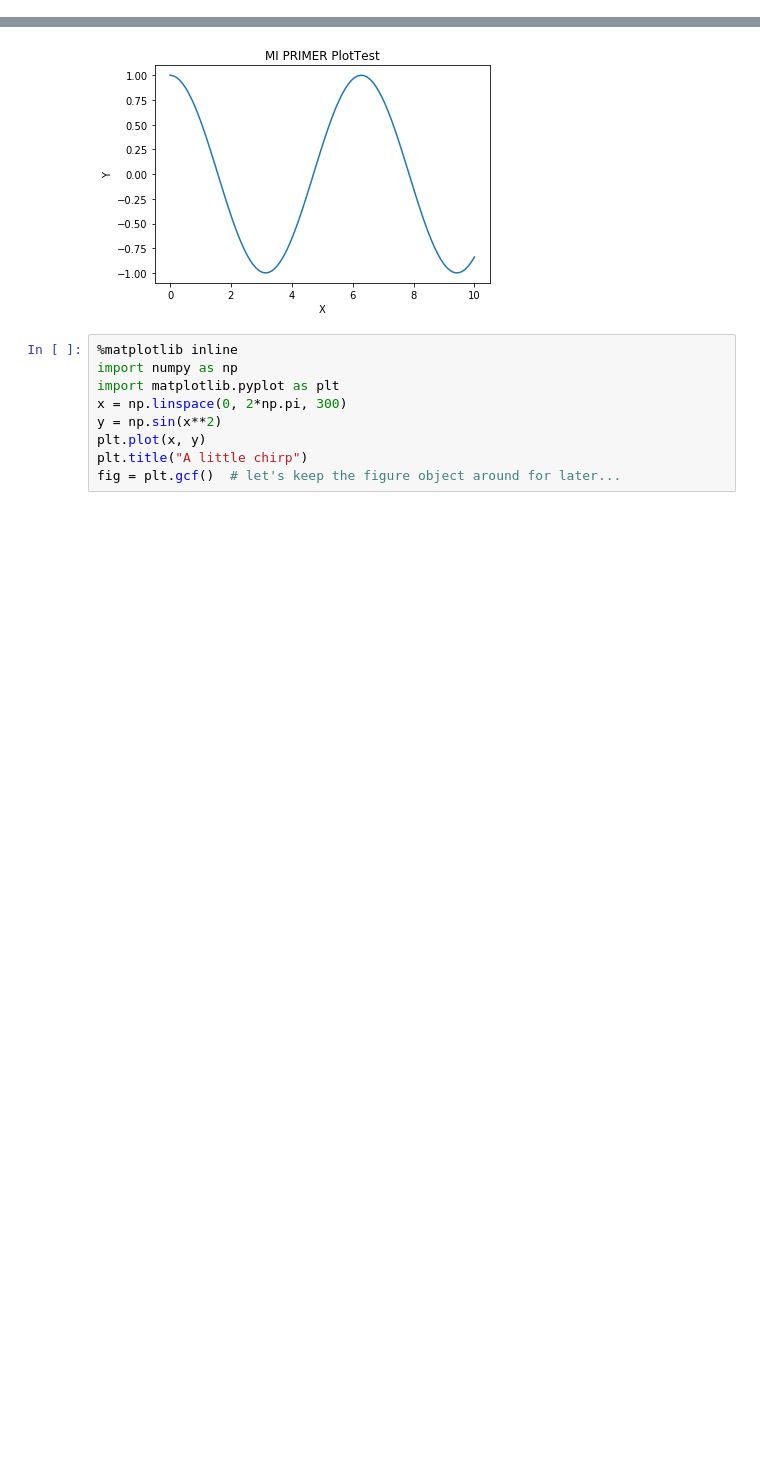
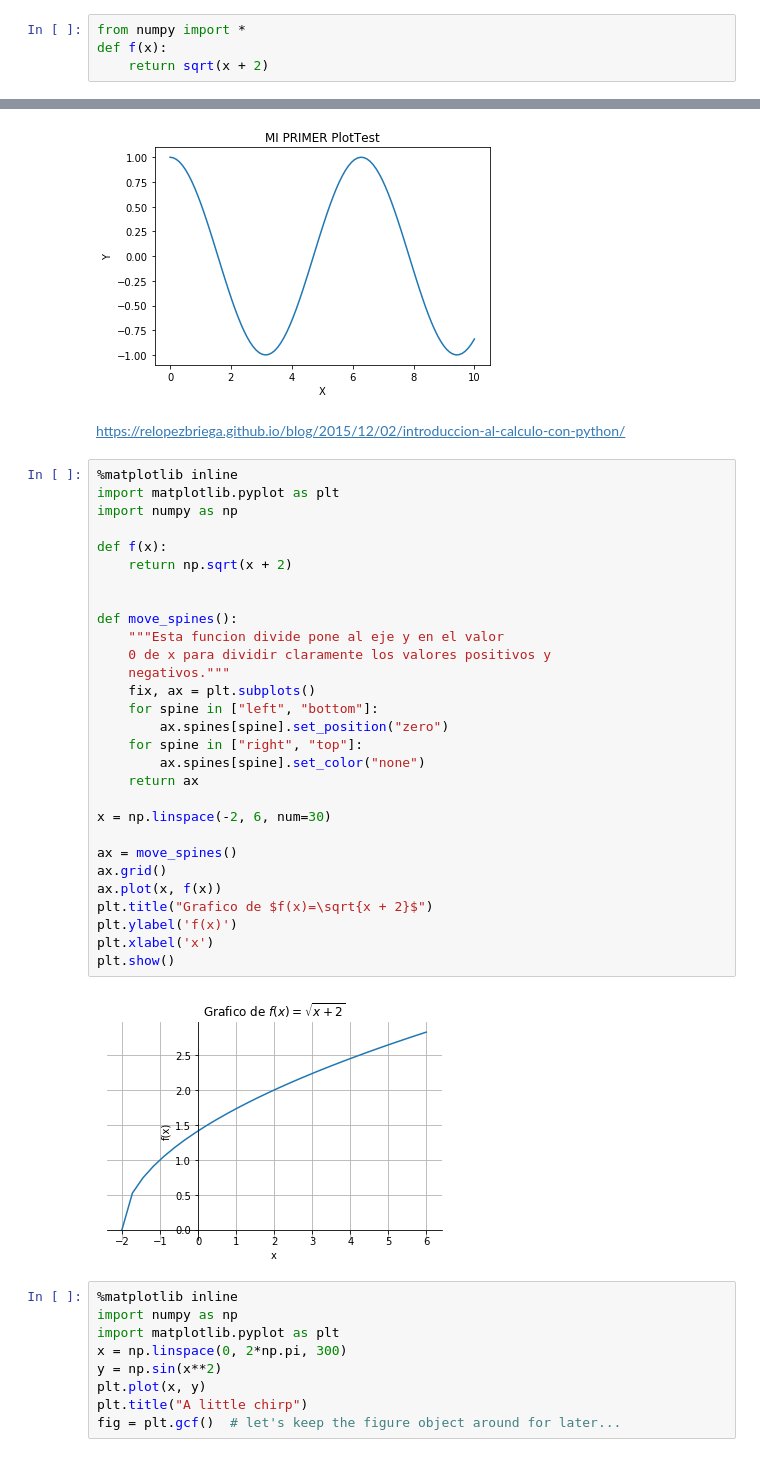
Before and after one commit to Ricar123/PYTHON_BACHILLERATO, a Jupyter notebook: _12) MODULOS.ipynb, the cells around one changed output, grey strips where cells are left out. Drawn from its saved outputs; the diff is of its cells as text; blank space fills up the shorter version.

```diff
--- a/_12) MODULOS.ipynb
+++ b/_12) MODULOS.ipynb
@@ -67,3 +70,7 @@ También es posible para el usuario escribir sus propias librerías o  módulos.
 sin(2)
 # %% [output]
 0.9092974268256817
+# %%
+from numpy import *
+def f(x):
+    return sqrt(x + 2)
@@ -161,6 +169,39 @@ title('MI PRIMER PlotTest')  #título del gráfico
 # %% [output]
 Text(0.5,1,'MI PRIMER PlotTest')
 [figure]
+# %% [markdown]
+https://relopezbriega.github.io/blog/2015/12/02/introduccion-al-calculo-con-python/
+# %%
+%matplotlib inline
+import matplotlib.pyplot as plt
+import numpy as np
+
+def f(x):
+    return np.sqrt(x + 2)
+
+
+def move_spines():
+    """Esta funcion divide pone al eje y en el valor
+    0 de x para dividir claramente los valores positivos y
+    negativos."""
+    fix, ax = plt.subplots()
+    for spine in ["left", "bottom"]:
+        ax.spines[spine].set_position("zero")
+    for spine in ["right", "top"]:
+        ax.spines[spine].set_color("none")
+    return ax
+
+x = np.linspace(-2, 6, num=30)
+
+ax = move_spines()
+ax.grid()
+ax.plot(x, f(x))
+plt.title("Grafico de $f(x)=\sqrt{x + 2}$")
+plt.ylabel('f(x)')
+plt.xlabel('x')
+plt.show()
+# %% [output]
+[figure, added]
 # %%
 %matplotlib inline
 import numpy as np
```
Also changed, not shown: parts of 7 cells of this notebook, 2 other files.
